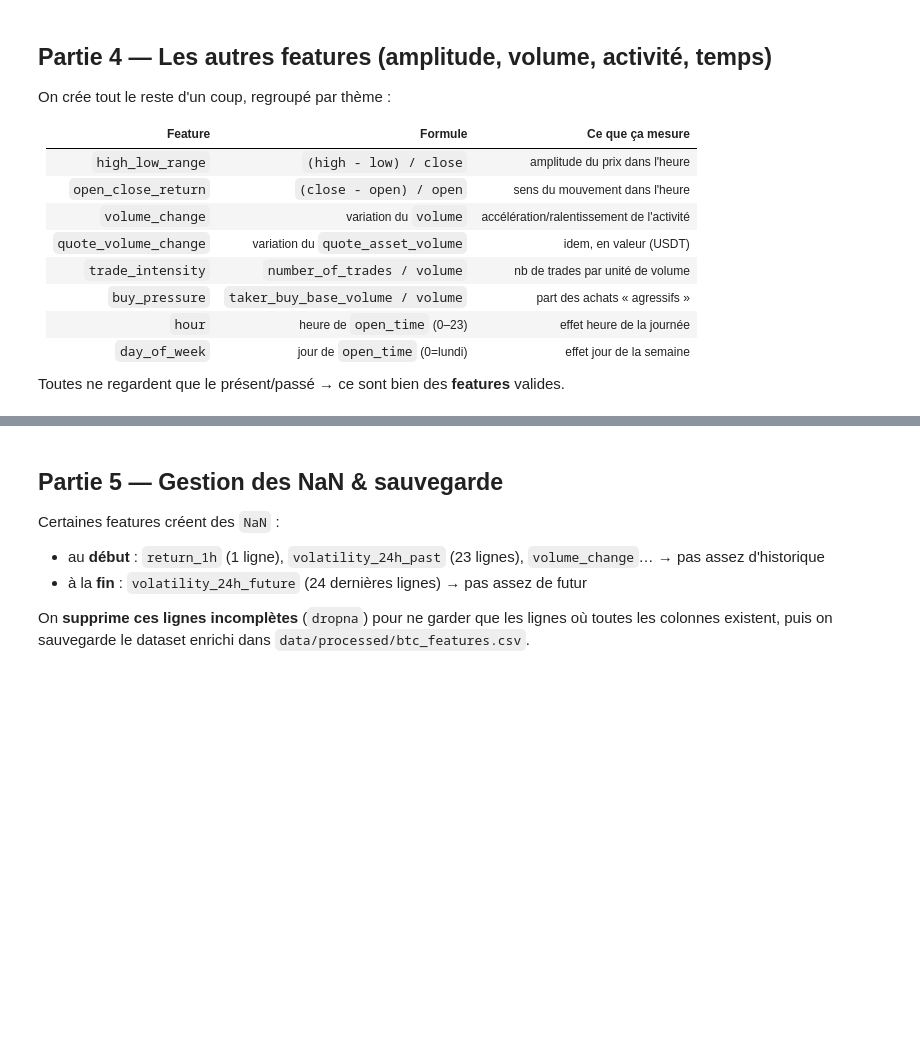
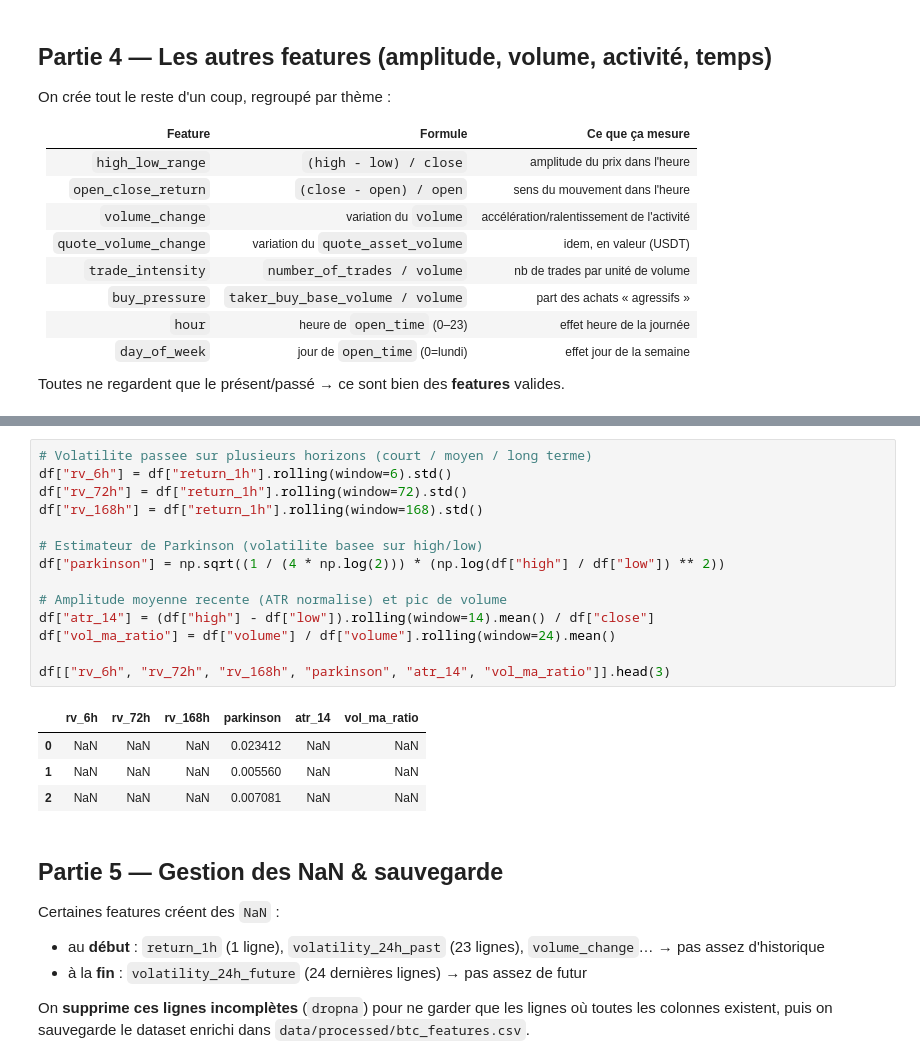
Before and after one commit to linaoueslati03/btc-volatility-project, a Jupyter notebook: notebooks/02_features.ipynb, the cells around one changed output, grey strips where cells are left out. Saved outputs shown, nothing was run; the diff lists cells and outputs as text; blank space fills up the shorter version.

```diff
--- a/notebooks/02_features.ipynb
+++ b/notebooks/02_features.ipynb
@@ -136,3 +150,22 @@ df.head(3)
+# %%
+# Volatilite passee sur plusieurs horizons (court / moyen / long terme)
+df["rv_6h"] = df["return_1h"].rolling(window=6).std()
+df["rv_72h"] = df["return_1h"].rolling(window=72).std()
+df["rv_168h"] = df["return_1h"].rolling(window=168).std()
+
+# Estimateur de Parkinson (volatilite basee sur high/low)
+df["parkinson"] = np.sqrt((1 / (4 * np.log(2))) * (np.log(df["high"] / df["low"]) ** 2))
+
+# Amplitude moyenne recente (ATR normalise) et pic de volume
+df["atr_14"] = (df["high"] - df["low"]).rolling(window=14).mean() / df["close"]
+df["vol_ma_ratio"] = df["volume"] / df["volume"].rolling(window=24).mean()
+
+df[["rv_6h", "rv_72h", "rv_168h", "parkinson", "atr_14", "vol_ma_ratio"]].head(3)
+# %% [output]
+|  | rv_6h | rv_72h | rv_168h | parkinson | atr_14 | vol_ma_ratio |
+| 0 | NaN | NaN | NaN | 0.023412 | NaN | NaN |
+| 1 | NaN | NaN | NaN | 0.005560 | NaN | NaN |
+| 2 | NaN | NaN | NaN | 0.007081 | NaN | NaN |
 # %% [markdown]
 ## Partie 5 — Gestion des NaN & sauvegarde
 
```
Also changed, not shown: parts of 4 cells of this notebook, 2 other files.
